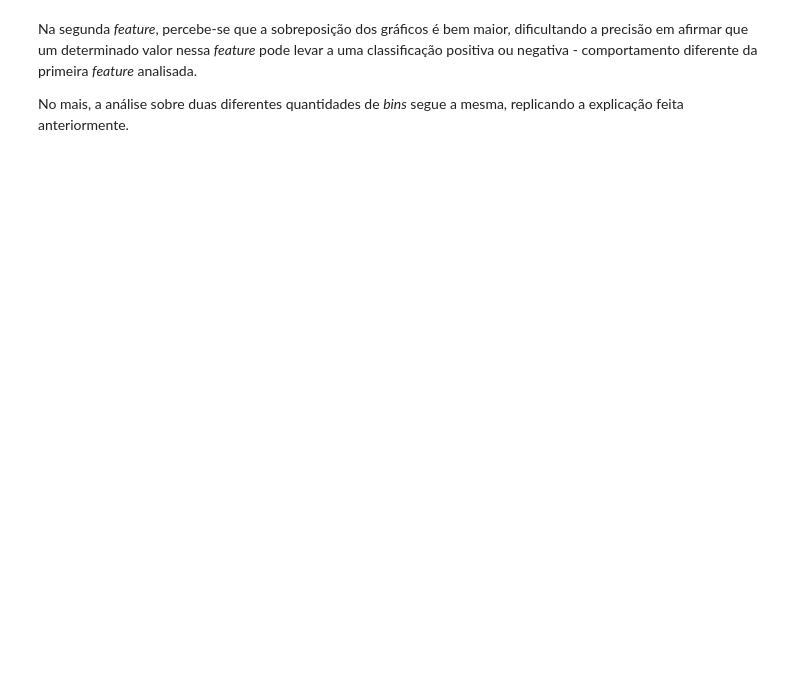
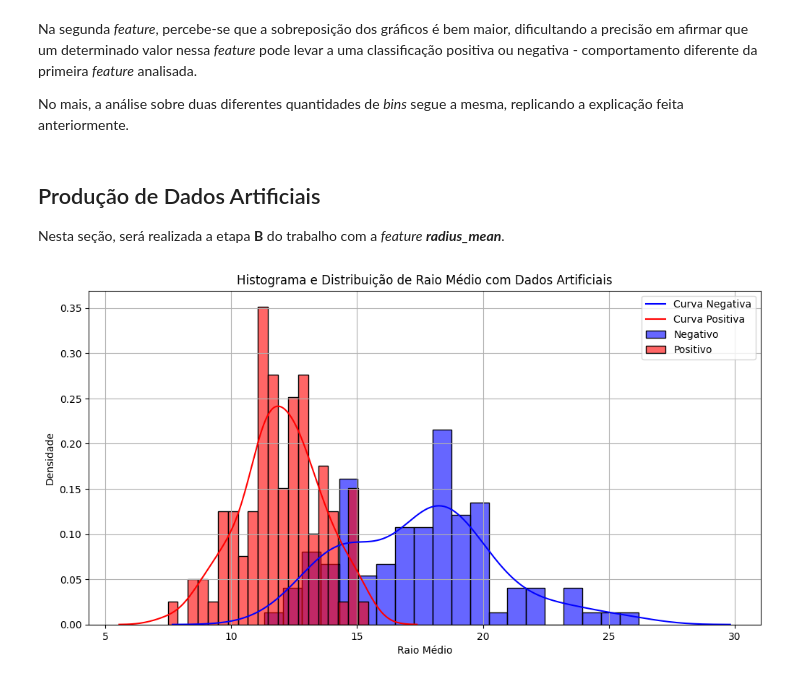
Before and after one commit to gabrielgaia/z-score-binomial-distribution, a Jupyter notebook: main.ipynb, the cells around one changed output. Cells and saved outputs as stored; diff of their text form; code cells hidden in the pictures; blank space fills up the shorter version.

Commit message:
feat: generates artificial data from mean and std

```diff
--- a/main.ipynb
+++ b/main.ipynb
@@ -88,3 +121,48 @@ plot_feature_histogram_between_two_classes(negative, positive, feature_name, fea
 Na segunda _feature_, percebe-se que a sobreposição dos gráficos é bem maior, dificultando a precisão em afirmar que um determinado valor nessa _feature_ pode levar a uma classificação positiva ou negativa - comportamento diferente da primeira _feature_ analisada.
 
 No mais, a análise sobre duas diferentes quantidades de _bins_ segue a mesma, replicando a explicação feita anteriormente.
+# %% [markdown]
+## Produção de Dados Artificiais
+
+Nesta seção, será realizada a etapa __B__ do trabalho com a _feature_ ___radius_mean___.
+# %%
+feature = 'radius_mean'
+
+# Coletânea de média e desvio padrão de casos negativos e positivos, respectivamente
+negative_mean = negative[feature].mean()
+negative_std = negative[feature].std()
+positive_mean = positive[feature].mean()
+positive_std = positive[feature].std()
+# %%
+np.random.seed(42)
+
+samples = 100
+
+# Gera dados artificiais de acordo com as estatísticas
+negative_artificial = np.random.normal(negative_mean, negative_std, samples)
+positive_artificial = np.random.normal(positive_mean, positive_std, samples)
+# %%
+# Une dados artificiais
+artificial_data = np.concatenate([positive_artificial, negative_artificial])
+# Gera classificações artificiais
+artificial_labels = np.concatenate([np.zeros(samples), np.ones(samples)])
+
+# Cria DataFrame com os dados artificiais
+artificial_df = pd.DataFrame({'radius_mean': artificial_data, 'diagnosis': artificial_labels})
+# %%
+plt.figure(figsize=(12, 6))
+
+sns.histplot(artificial_df[artificial_df['diagnosis'] == 0]['radius_mean'], bins=20, color='blue', alpha=0.6, label='Negativo', kde=False, stat='density')
+sns.kdeplot(artificial_df[artificial_df['diagnosis'] == 0]['radius_mean'], color='blue', label='Curva Negativa')
+
+sns.histplot(artificial_df[artificial_df['diagnosis'] == 1]['radius_mean'], bins=20, color='red', alpha=0.6, label='Positivo', kde=False, stat='density')
+sns.kdeplot(artificial_df[artificial_df['diagnosis'] == 1]['radius_mean'], color='red', label='Curva Positiva')
+
+plt.title('Histograma e Distribuição de Raio Médio com Dados Artificiais')
+plt.xlabel('Raio Médio')
+plt.ylabel('Densidade')
+plt.legend()
+plt.grid(True)
+plt.show()
+# %% [output]
+[figure, added]
```
Also changed, not shown: parts of 7 cells of this notebook.
